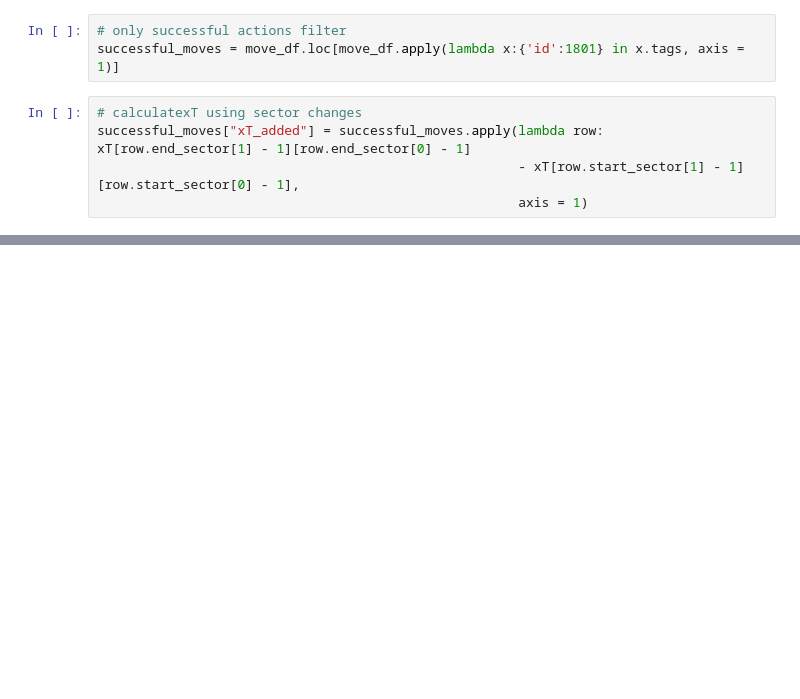
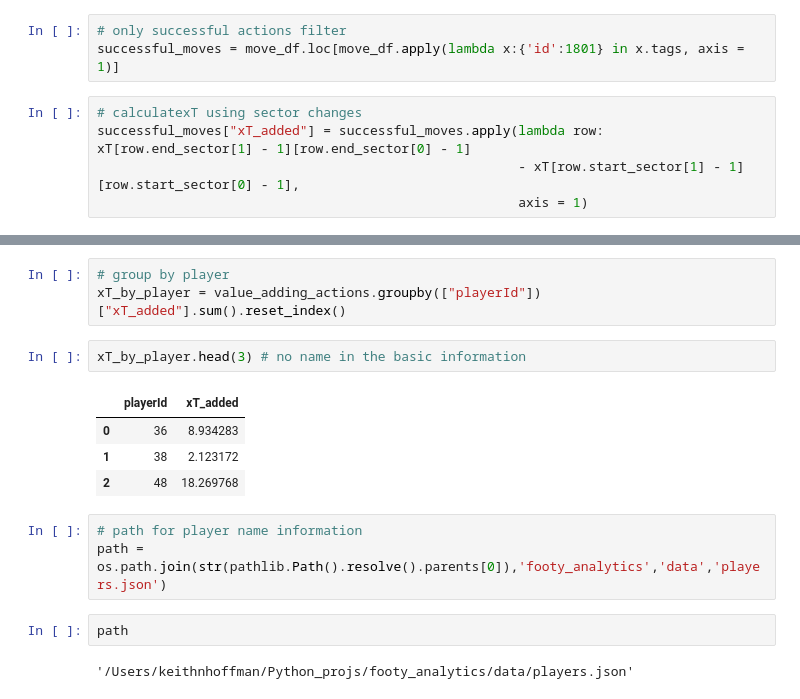
Before and after one commit to khoffLSU/footy_analytics, a Jupyter notebook: Valuing Actions Chapter.ipynb, the cells around one changed output, grey strips where cells are left out. Saved outputs shown, nothing was run; the diff lists cells and outputs as text; blank space fills up the shorter version.

```diff
--- a/Valuing Actions Chapter.ipynb
+++ b/Valuing Actions Chapter.ipynb
@@ -508,0 +523,17 @@ value_adding_actions = successful_moves.loc[successful_moves["xT_added"] > 0]
+# %%
+# group by player
+xT_by_player = value_adding_actions.groupby(["playerId"])["xT_added"].sum().reset_index()
+# %%
+xT_by_player.head(3) # no name in the basic information
+# %% [output]
+|  | playerId | xT_added |
+| 0 | 36 | 8.934283 |
+| 1 | 38 | 2.123172 |
+| 2 | 48 | 18.269768 |
+# %%
+# path for player name information
+path = os.path.join(str(pathlib.Path().resolve().parents[0]),'footy_analytics','data','players.json')
+# %%
+path
+# %% [output]
+'/Users/keithnhoffman/Python_projs/footy_analytics/data/players.json'
```
Also changed, not shown: parts of 6 cells of this notebook.
